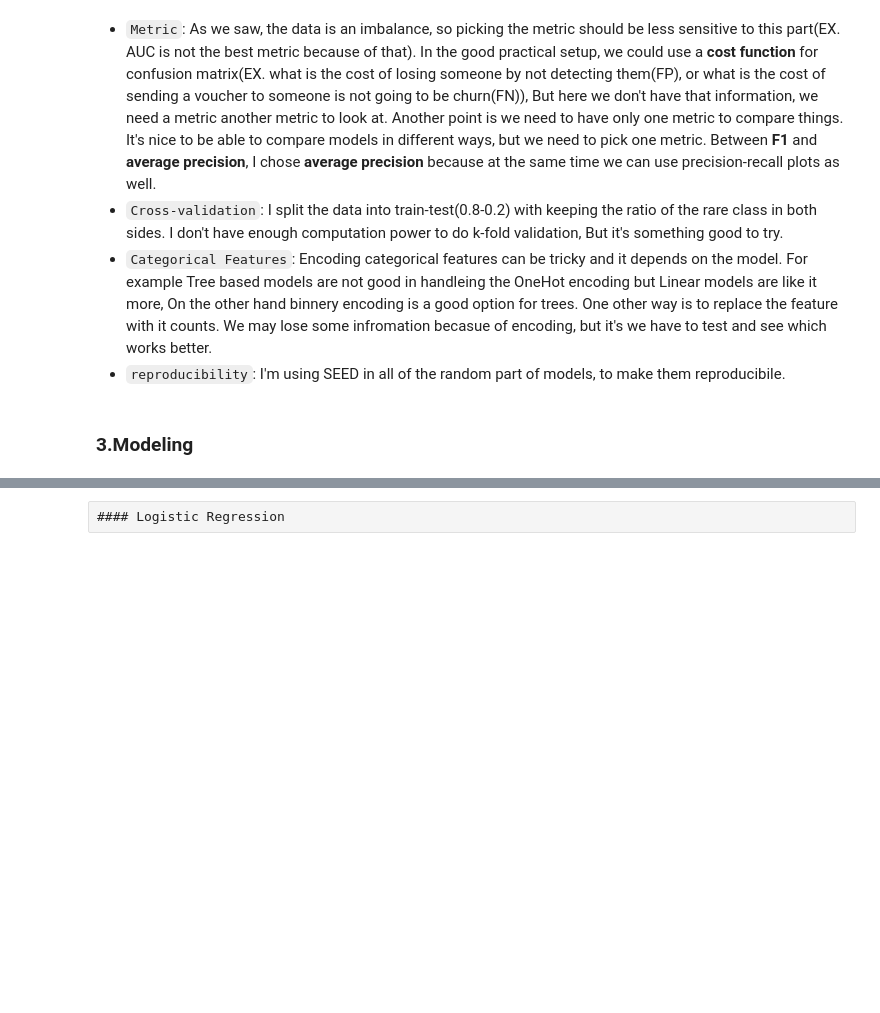
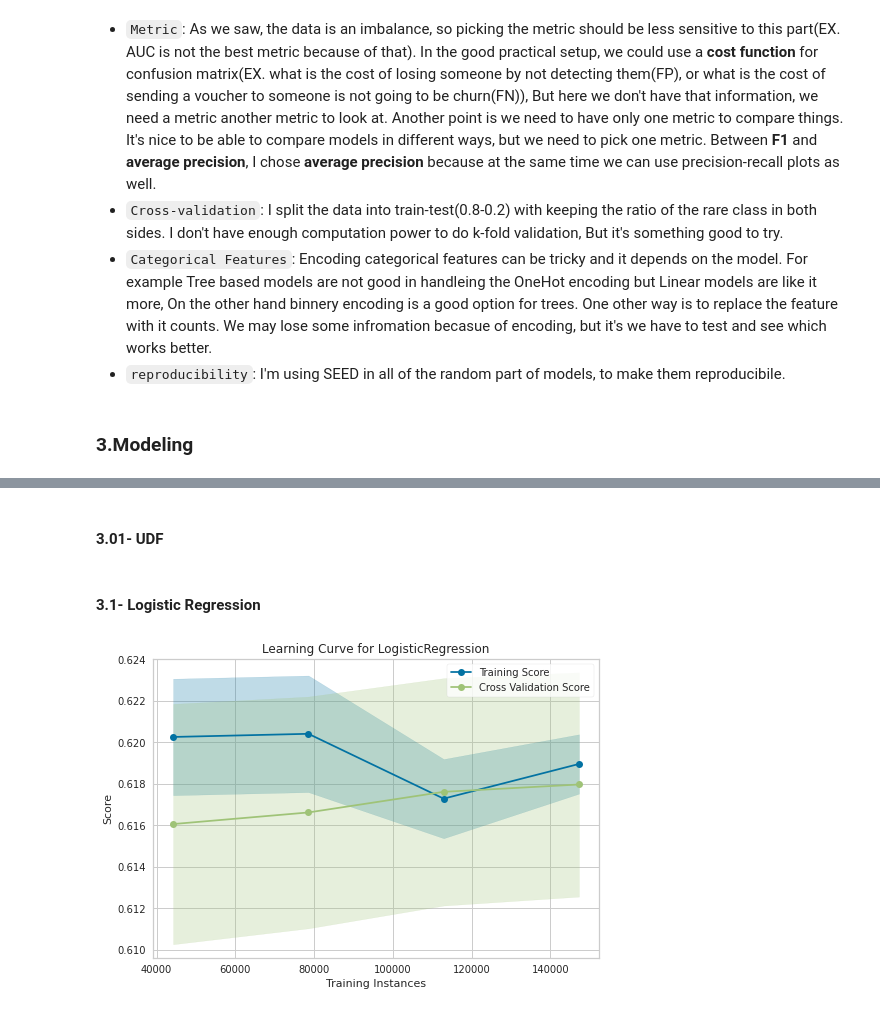
Before and after one commit to hadi-gharibi/oreh_yreviled, a Jupyter notebook: notebooks/03-modeling.ipynb, the cells around one changed output, grey strips where cells are left out. Saved outputs shown, nothing was run; the diff lists cells and outputs as text; code cells hidden in the pictures; blank space fills up the shorter version.

```diff
--- a/notebooks/03-modeling.ipynb
+++ b/notebooks/03-modeling.ipynb
@@ -37,0 +42,2 @@ data.shape
+# %%
+data[cats] = data[cats].astype('str')
@@ -38,3 +51,5 @@ data.shape
+# %%
+data.fillna(-1,inplace=True)
 # %%
 X_train, X_test, y_train, y_test = train_test_split(
     data.drop(['customer_id', 'is_returning_customer'], axis=1),
@@ -47,2 +58,33 @@ X_train.shape
-# %% [raw]
-#### Logistic Regression
+# %% [markdown]
+#### 3.01- UDF
+# %%
+def lc_plot(model, data, sizes=np.linspace(0.3, 1.0, 4), cv=StratifiedKFold(n_splits=4),  n_jobs=1):
+    X_train, y_train, _, _ = data
+    visualizer = LearningCurve(
+        model, cv=cv, scoring='average_precision', train_sizes=sizes, n_jobs= n_jobs)
+    visualizer.fit(X_train, y_train)
+    visualizer.show()
+
+def pr_plot(model, data):
+    X_train, y_train, X_test, y_test = data
+    viz = PrecisionRecallCurve(model)
+    viz.fit(X_train, y_train)
+    viz.score(X_test, y_test)
+    viz.show()
+# %% [markdown]
+#### 3.1- Logistic Regression
+# %%
+# I could use the drop flag, but since I will use l1 penalty, it rally dosnt matter
+ss = StandardScaler()
+lr_X_train = ss.fit_transform(X_train.drop(cats, axis=1))
+lr_X_test = ss.transform(X_test.drop(cats, axis=1))
+
+lr_data = (lr_X_train, y_train, lr_X_test, y_test)
+# %%
+%%time
+model = LogisticRegression(class_weight='balanced', max_iter=300)
+
+
+lc_plot(model, lr_data)
+# %% [output]
+[figure, added]
```
Also changed, not shown: parts of 7 cells of this notebook.
